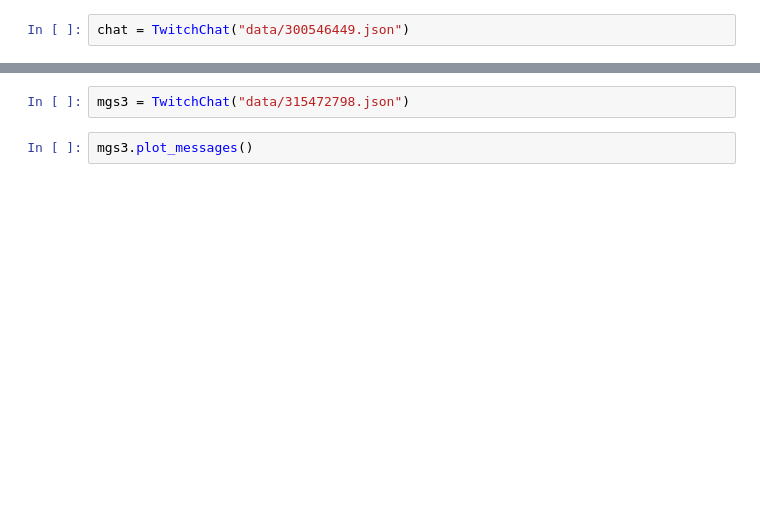
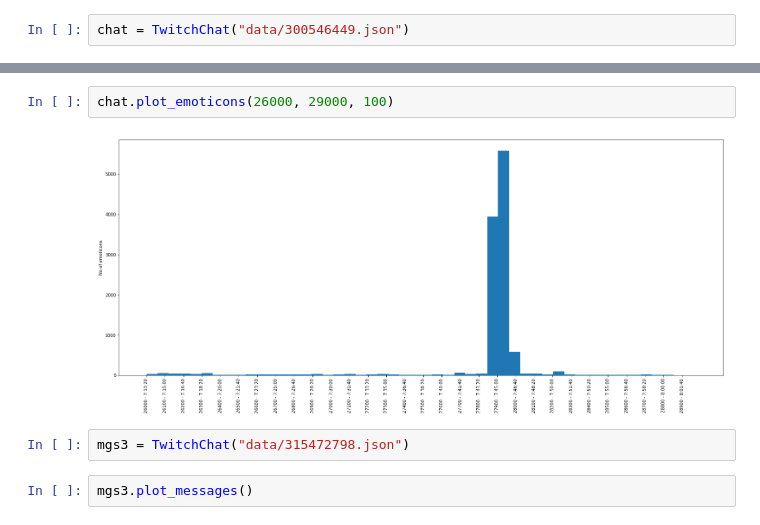
Before and after one commit to missinglinks/twitch-chat-stuff, a Jupyter notebook: Twitch Chat Analysis.ipynb, the cells around one changed output, grey strips where cells are left out. Cells and saved outputs as stored; diff of their text form; blank space fills up the shorter version.

```diff
--- a/Twitch Chat Analysis.ipynb
+++ b/Twitch Chat Analysis.ipynb
@@ -7,3 +44,7 @@ chat.plot_emoticons()
+# %%
+chat.plot_emoticons(26000, 29000, 100)
+# %% [output]
+[figure, added]
 # %%
 mgs3 = TwitchChat("data/315472798.json")
 # %%
```
Also changed, not shown: parts of 28 cells of this notebook.
